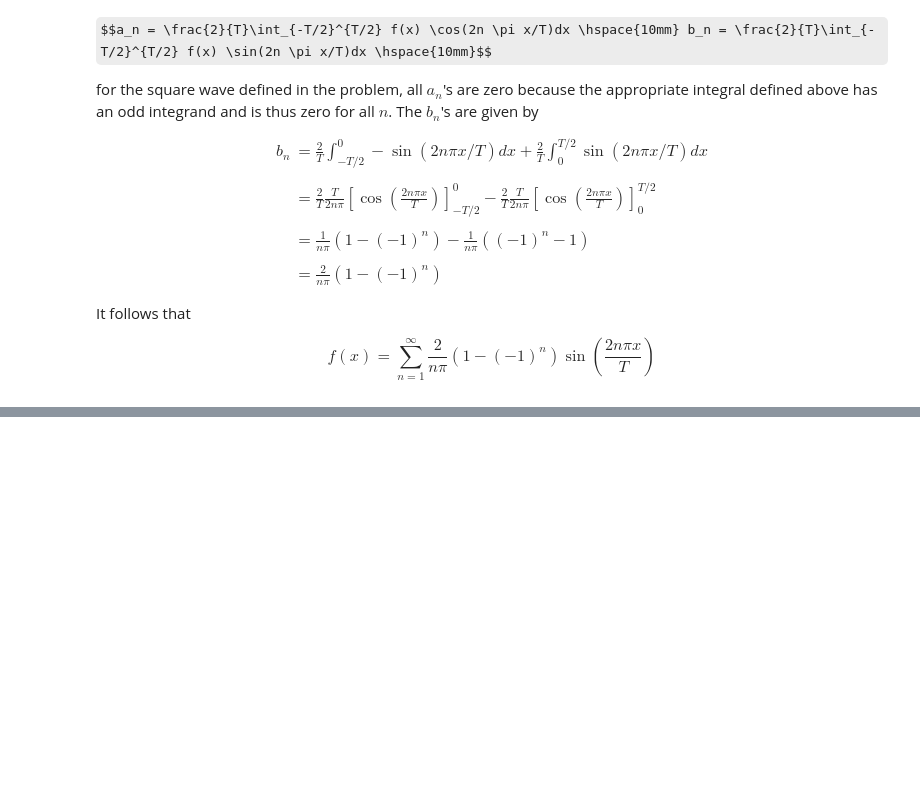
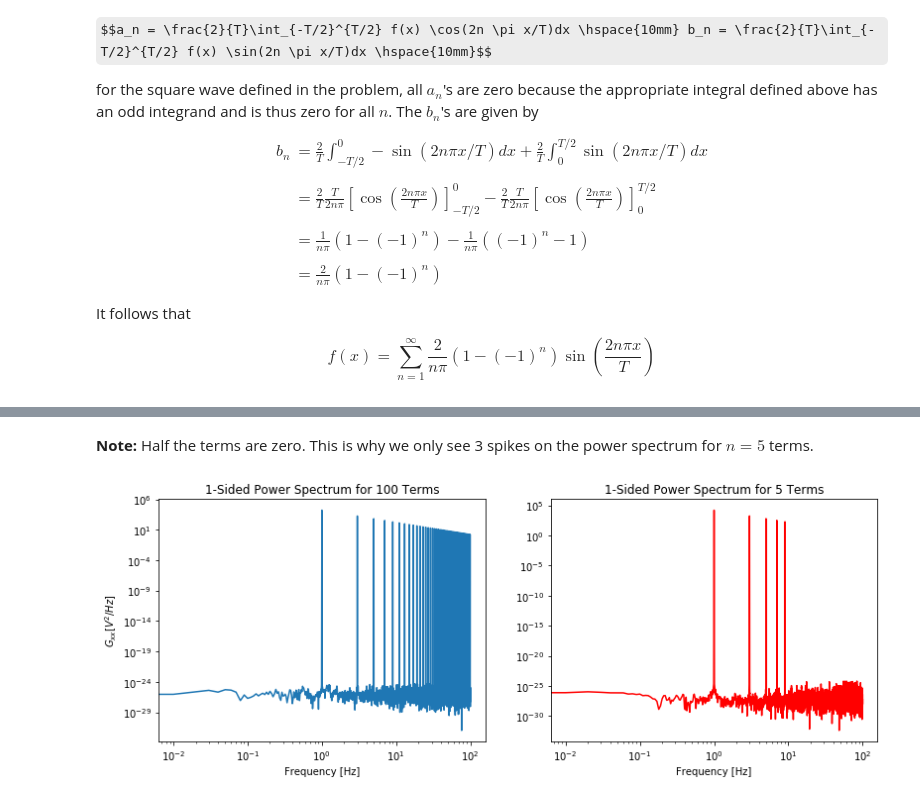
Before and after one commit to lukepolson/School, a Jupyter notebook: Phys 411/Assignment 3/Question 3.ipynb, the cells around one changed output, grey strips where cells are left out. Cells and saved outputs as stored; diff of their text form; code cells hidden in the pictures; some formulas as TeX source; blank space fills up the shorter version.

```diff
--- a/Phys 411/Assignment 3/Question 3.ipynb
+++ b/Phys 411/Assignment 3/Question 3.ipynb
@@ -64,0 +90,4 @@ plt.plot(x,fourier)
+# %%
+dt = T/200
+x = np.arange(0, 100*T, dt)
+N = len(x)
@@ -64,0 +96,6 @@ plt.plot(x,fourier)
+# %%
+terms = [1, 2, 5, 10, 100]
+fouriers= []
+
+for i in terms:
+    fouriers.append(get_fourier(x, i, a_n, b_n))
@@ -64,0 +104,33 @@ plt.plot(x,fourier)
+# %%
+fourier_100 = fouriers[4]
+fourier_5 = fouriers[3]
+
+X100 = np.fft.fft(fourier_100)
+X5 = np.fft.fft(fourier_5)
+ii1 = range(0,int(N/2))
+ii2 = range(0,int(N/2))
+
+# Signal 1
+fq1 = np.arange(0, int(N/2), 1)/(N*dt)
+Gxx1 = np.abs(X100[ii1])**2 /(N/2)  # divide to normalize
+
+# Signal 2
+fq2 = np.arange(0, int(N/2), 1)/(N*dt)
+Gxx2 = np.abs(X5[ii2])**2 /(N/2)
+# %% [markdown]
+**Note:** Half the terms are zero. This is why we only see 3 spikes on the power spectrum for $n=5$ terms.
+# %%
+fig, axes = plt.subplots(1, 2, figsize=(13,4.5))
+axes[0].loglog(fq1, Gxx1)
+axes[1].loglog(fq2, Gxx2, color='r')
+
+axes[0].set_title('1-Sided Power Spectrum for 100 Terms')
+axes[0].set_ylabel('$G_{xx}[V^2/Hz]$')
+axes[0].set_xlabel('Frequency [Hz]')
+
+axes[1].set_title('1-Sided Power Spectrum for 5 Terms')
+axes[1].set_xlabel('Frequency [Hz]')
+
+plt.show()
+# %% [output]
+[figure, added]
```
Also changed, not shown: parts of 19 cells of this notebook.
